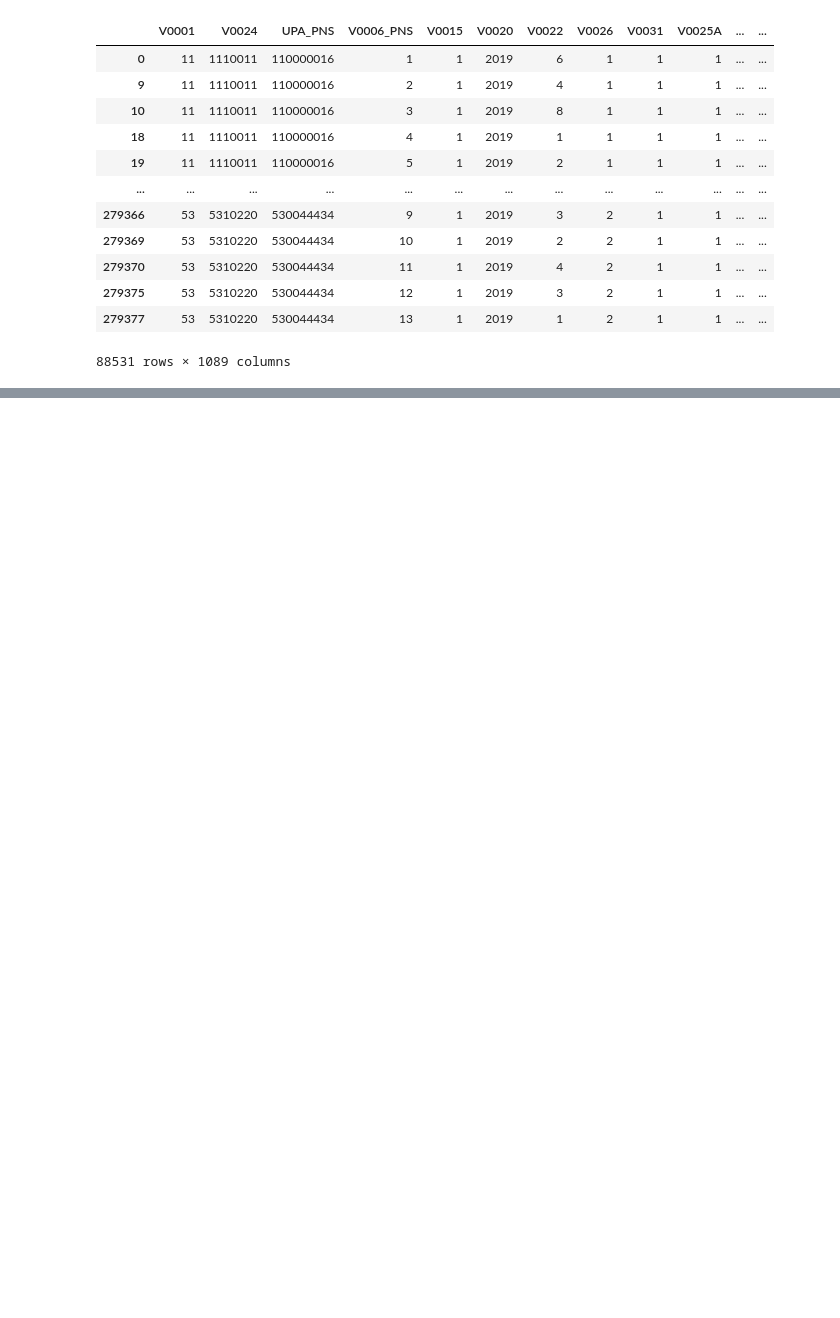
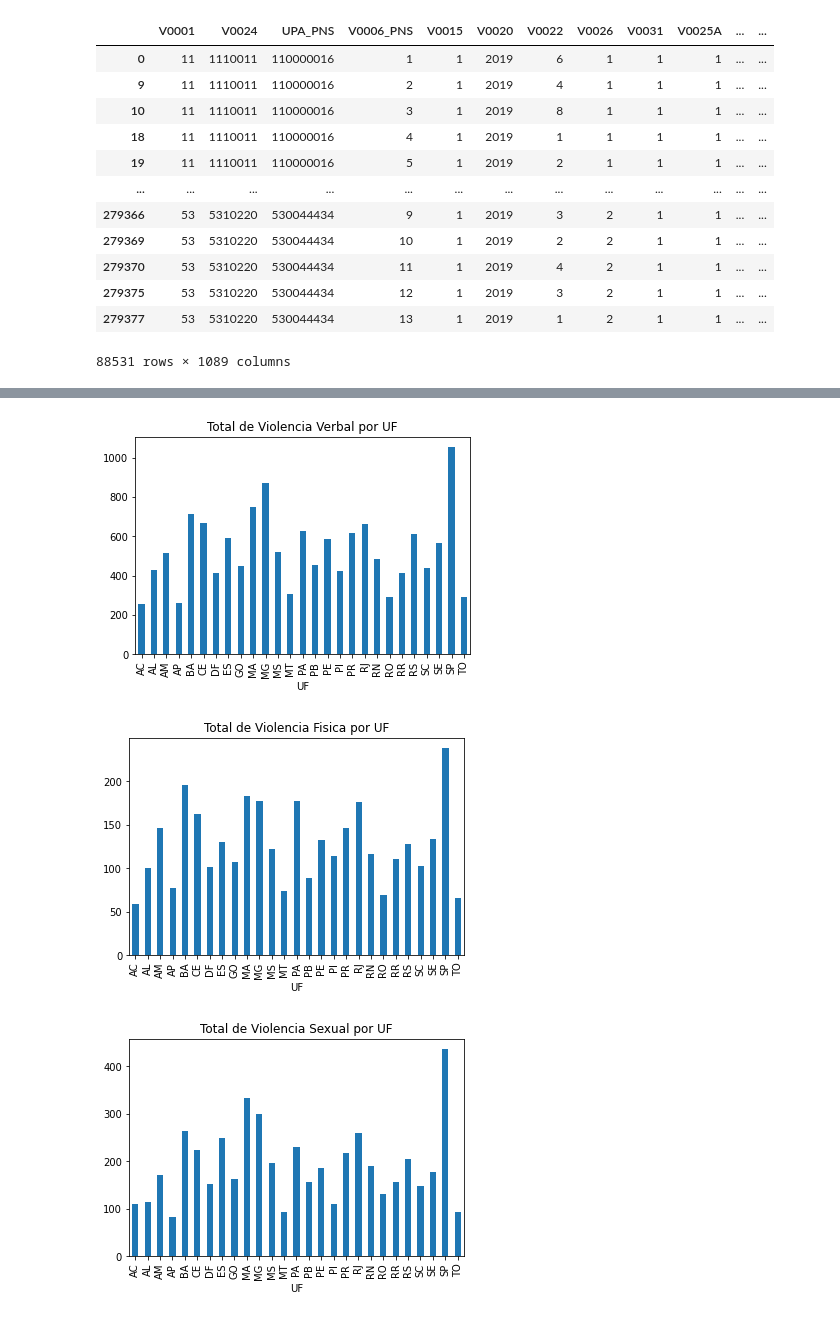
Before and after one commit to cassioHilario/DomHelder, a Jupyter notebook: DataScience/article/test.ipynb, the cells around one changed output, grey strips where cells are left out. Saved outputs shown, nothing was run; the diff lists cells and outputs as text; code cells hidden in the pictures; blank space fills up the shorter version.

```diff
--- a/DataScience/article/test.ipynb
+++ b/DataScience/article/test.ipynb
@@ -99,0 +177,5 @@ violencia
+# %%
+# Descreve os atributos por dataset
+for i, ds in enumerate(ds_violencias):
+    print(f'Descrição do dataset {i}:')
+    print(ds.describe())
@@ -99,0 +326,12 @@ violencia
+# %%
+# Cria tabela de descrição estatística dos atributos por dataset
+for i, ds in enumerate(ds_violencias):
+    # Substitui i por nome do dataset
+    if i == 0:
+        print('Descrição estatística do dataset Violencia Verbal:')
+    elif i == 1:
+        print('Descrição estatística do dataset Violencia Fisica:')
+    elif i == 2:
+        print('Descrição estatística do dataset Violencia Sexual:')
+    print(f'{i}')
+    print(ds.describe())
@@ -99,0 +356,12 @@ violencia
+# %%
+# Cria tabela de correlação dos atributos por dataset
+for i, ds in enumerate(ds_violencias):
+    # Substitui i por nome do dataset
+    if i == 0:
+        print('Correlação do dataset Violencia Verbal:')
+    elif i == 1:
+        print('Correlação do dataset Violencia Fisica:')
+    elif i == 2:
+        print('Correlação do dataset Violencia Sexual:')
+    print(f'{i}')
+    print(ds.corr())
@@ -99,0 +431,20 @@ violencia
+# %%
+# Plot de blocos total de cada tipo de violencia por UF
+from matplotlib import pyplot as plt
+
+
+for i, ds in enumerate(ds_violencias1):
+    # Substitui i por nome do dataset
+    nome = ''
+    if i == 0:
+        nome = 'Violencia Verbal'
+    elif i == 1:
+        nome = 'Violencia Fisica'
+    elif i == 2:
+        nome = 'Violencia Sexual'
+    ds.groupby('UF').size().plot(kind='bar', title=f'Total de {nome} por UF')
+    plt.show()
+# %% [output]
+[figure, added]
+[figure, added]
+[figure, added]
```
Also changed, not shown: parts of 60 cells of this notebook, 7 other files.
